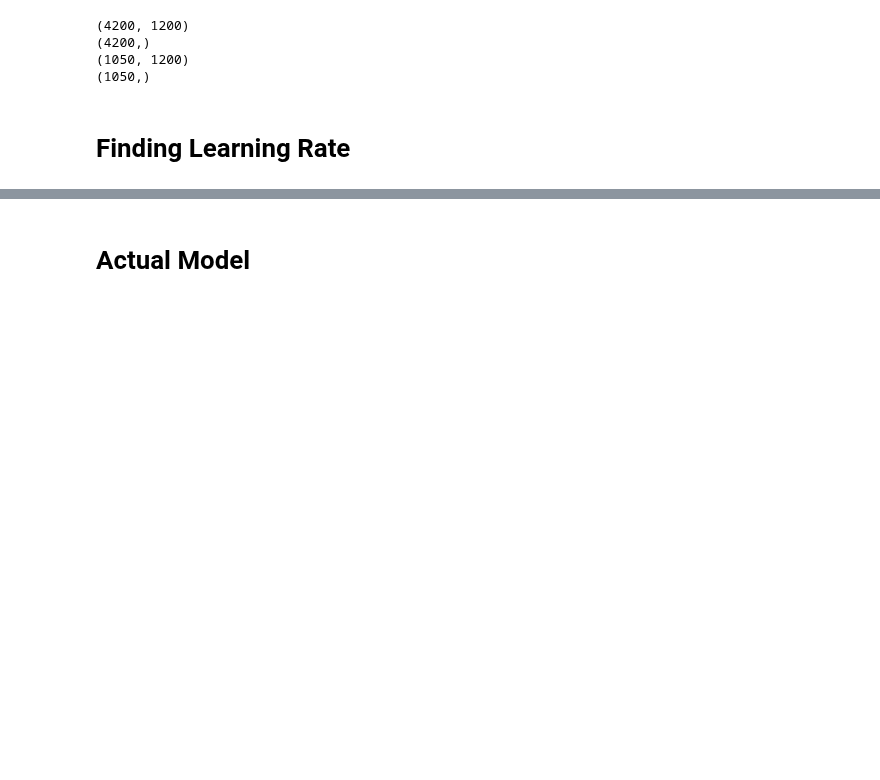
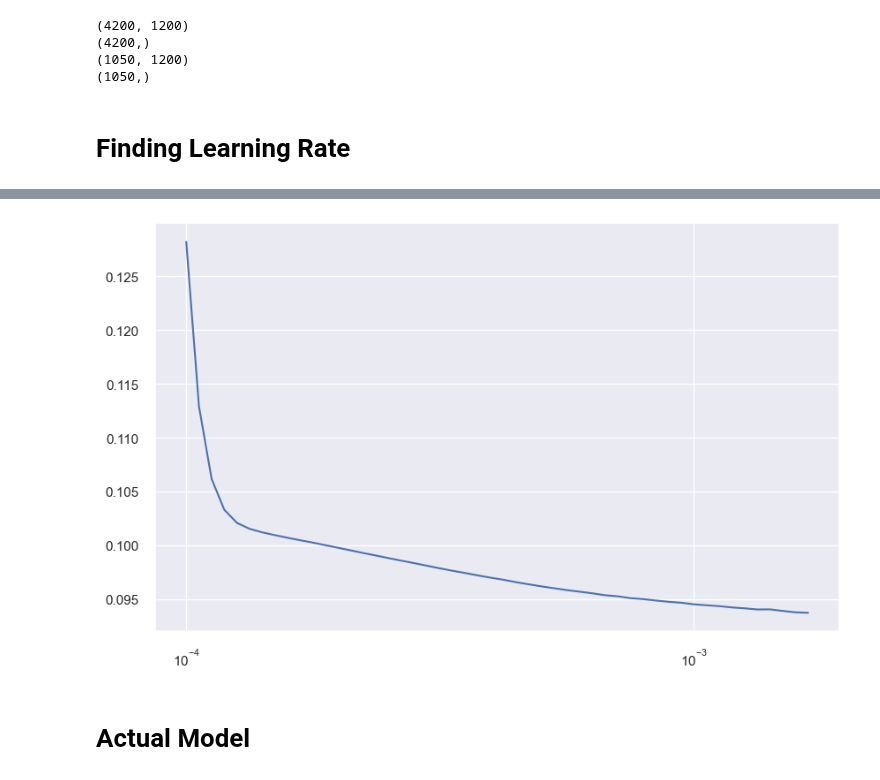
Before and after one commit to Harri200191/Fake_AI_Photos_Detection, a Jupyter notebook: NN_2.ipynb, the cells around one changed output, grey strips where cells are left out. Drawn from its saved outputs; the diff is of its cells as text; code cells hidden in the pictures; blank space fills up the shorter version.

```diff
--- a/NN_2.ipynb
+++ b/NN_2.ipynb
@@ -64,7 +64,7 @@ model_tune = tf.keras.models.Sequential([
 ])
 
 lr_schedule = tf.keras.callbacks.LearningRateScheduler(
-    lambda epoch: 1e-8 * 10**(epoch / 20))
+    lambda epoch: 1e-4 * 10**(epoch / 40))
 
 optimizer = tf.keras.optimizers.SGD(momentum=0.9)
 
@@ -76,3 +92,11 @@ Epoch 1/50
+# %%
+lrs = 1e-4 * (10 ** (np.arange(50) / 40))
+plt.figure(figsize=(10, 6))
+plt.grid(True)
+plt.semilogx(lrs, history.history["loss"])
+plt.tick_params('both', length=10, width=1, which='both')
+# %% [output]
+[figure, added]
 # %% [markdown]
 # Actual Model
 # %%
```
Also changed, not shown: parts of 3 cells of this notebook.
